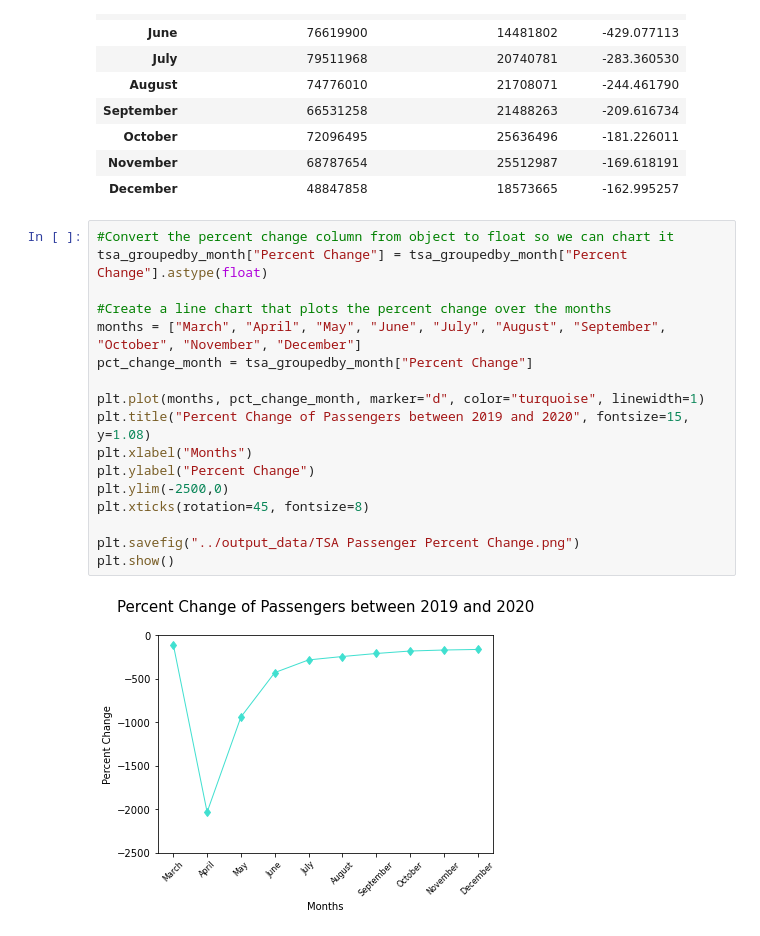
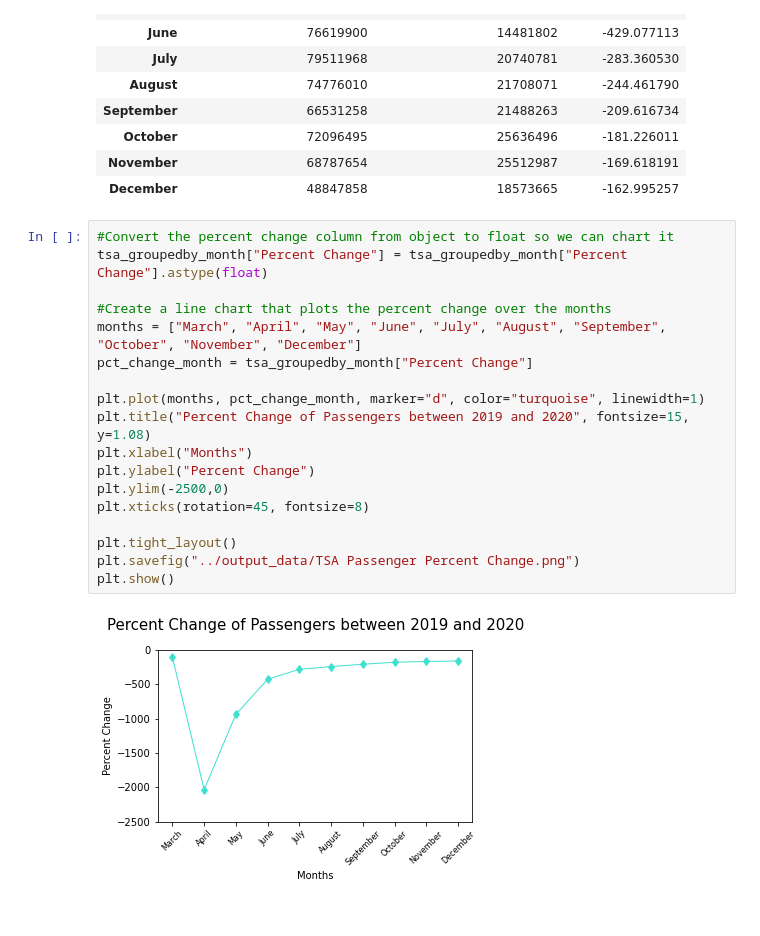
Before and after one commit to llhabers/Covid-19_Impact_on_the_US_Airline_Industry, a Jupyter notebook: jini/TSA_Traveler_Throughput.ipynb, the cells around one changed output. Drawn from its saved outputs; the diff is of its cells as text.

```diff
--- a/jini/TSA_Traveler_Throughput.ipynb
+++ b/jini/TSA_Traveler_Throughput.ipynb
@@ -190,19 +193,20 @@ tsa_groupedby_month
 # %%
 #Convert the percent change column from object to float so we can chart it
 tsa_groupedby_month["Percent Change"] = tsa_groupedby_month["Percent Change"].astype(float)
 
 #Create a line chart that plots the percent change over the months
 months = ["March", "April", "May", "June", "July", "August", "September", "October", "November", "December"]
 pct_change_month = tsa_groupedby_month["Percent Change"]
 
 plt.plot(months, pct_change_month, marker="d", color="turquoise", linewidth=1)
 plt.title("Percent Change of Passengers between 2019 and 2020", fontsize=15, y=1.08)
 plt.xlabel("Months")
 plt.ylabel("Percent Change")
 plt.ylim(-2500,0)
 plt.xticks(rotation=45, fontsize=8)
 
+plt.tight_layout()
 plt.savefig("../output_data/TSA Passenger Percent Change.png")
 plt.show()
 # %% [output]
-[figure, old version]
+[figure, new version]
```
Also changed, not shown: parts of 3 cells of this notebook, 4 other files.
